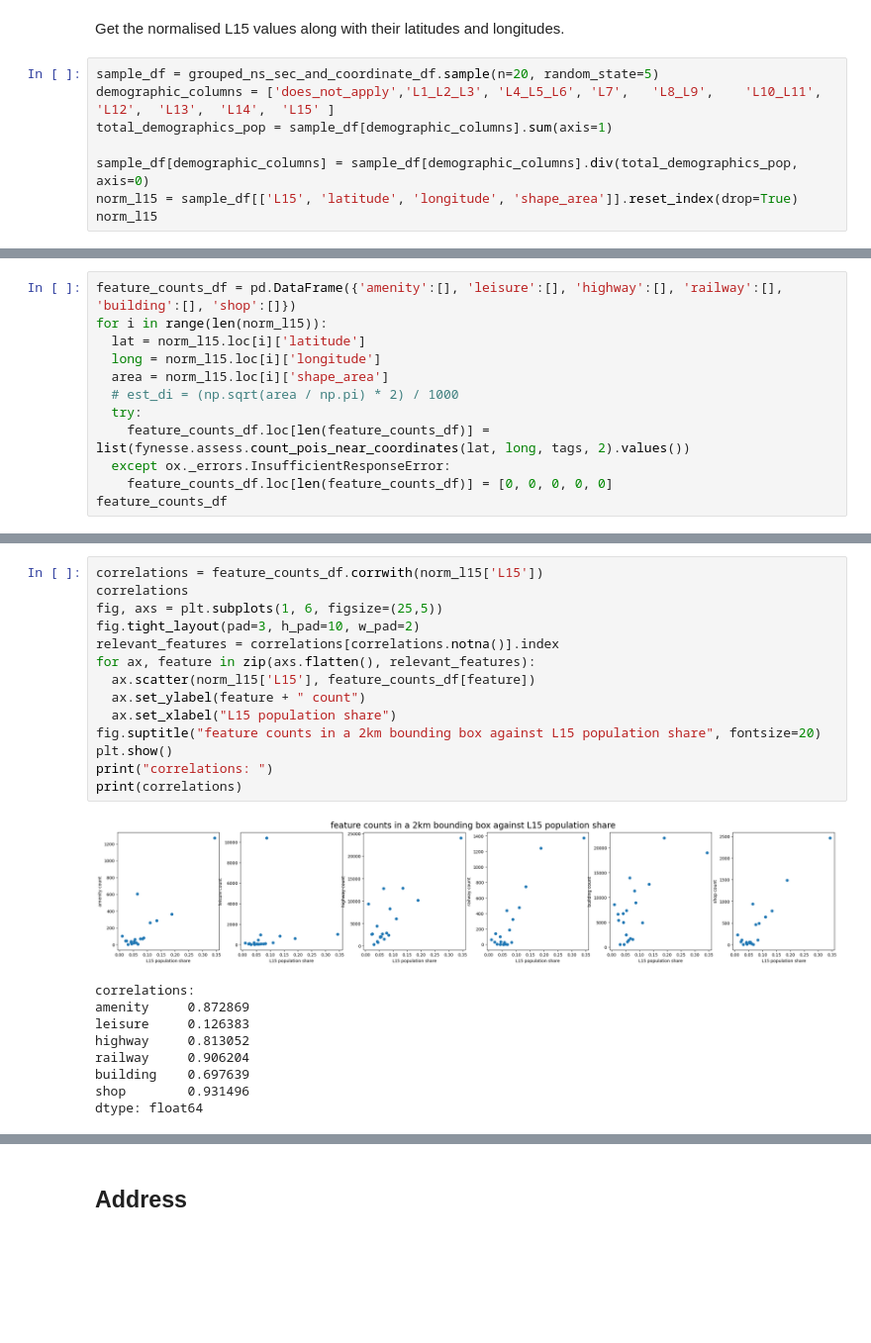
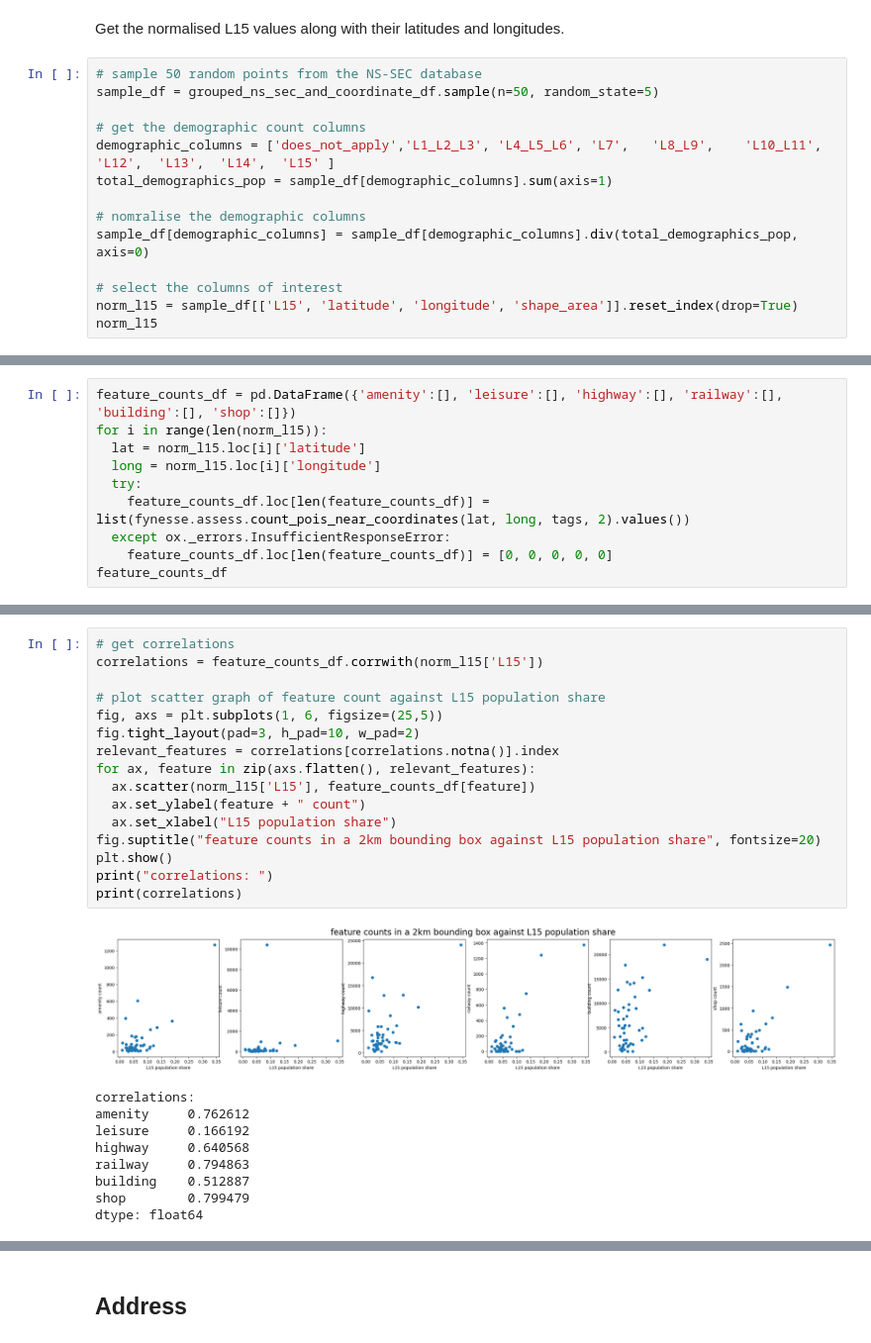
Before and after one commit to jr919cam/jr919_ads_2024, a Jupyter notebook: _notebooks/ads_course_assessment.ipynb, the cells around one changed output, grey strips where cells are left out. Shown: that part at 99% size. Saved outputs shown, nothing was run; the diff lists cells and outputs as text; blank space fills up the shorter version.

```diff
--- a/_notebooks/ads_course_assessment.ipynb
+++ b/_notebooks/ads_course_assessment.ipynb
@@ -536,11 +591,17 @@ grouped_ns_sec_and_coordinate_df
 # %% [markdown]
 Get the normalised L15 values along with their latitudes and longitudes.
 # %%
-sample_df = grouped_ns_sec_and_coordinate_df.sample(n=20, random_state=5)
+# sample 50 random points from the NS-SEC database
+sample_df = grouped_ns_sec_and_coordinate_df.sample(n=50, random_state=5)
+
+# get the demographic count columns
 demographic_columns = ['does_not_apply','L1_L2_L3',	'L4_L5_L6',	'L7',	'L8_L9',	'L10_L11',	'L12',	'L13',	'L14',	'L15' ]
 total_demographics_pop = sample_df[demographic_columns].sum(axis=1)
 
+# nomralise the demographic columns
 sample_df[demographic_columns] = sample_df[demographic_columns].div(total_demographics_pop, axis=0)
+
+# select the columns of interest
 norm_l15 = sample_df[['L15', 'latitude', 'longitude', 'shape_area']].reset_index(drop=True)
 norm_l15
 # %% [output]
@@ -566,8 +629,6 @@ feature_counts_df = pd.DataFrame({'amenity':[], 'leisure':[], 'highway':[], 'rai
 for i in range(len(norm_l15)):
   lat = norm_l15.loc[i]['latitude']
   long = norm_l15.loc[i]['longitude']
-  area = norm_l15.loc[i]['shape_area']
-  # est_di = (np.sqrt(area / np.pi) * 2) / 1000
   try:
     feature_counts_df.loc[len(feature_counts_df)] = list(fynesse.assess.count_pois_near_coordinates(lat, long, tags, 2).values())
   except ox._errors.InsufficientResponseError:
@@ -596,24 +657,26 @@ Write a short paragraph summarising what you did in the Assess stage.
 # %%
+# get correlations
 correlations = feature_counts_df.corrwith(norm_l15['L15'])
-correlations
+
+# plot scatter graph of feature count against L15 population share
 fig, axs = plt.subplots(1, 6, figsize=(25,5))
 fig.tight_layout(pad=3, h_pad=10, w_pad=2)
 relevant_features = correlations[correlations.notna()].index
 for ax, feature in zip(axs.flatten(), relevant_features):
   ax.scatter(norm_l15['L15'], feature_counts_df[feature])
   ax.set_ylabel(feature + " count")
   ax.set_xlabel("L15 population share")
 fig.suptitle("feature counts in a 2km bounding box against L15 population share", fontsize=20)
 plt.show()
 print("correlations: ")
 print(correlations)
 # %% [output]
-[figure, old version]
+[figure, new version]
 correlations:
-amenity     0.872869
-leisure     0.126383
-highway     0.813052
-railway     0.906204
-building    0.697639
-shop        0.931496
+amenity     0.762612
+leisure     0.166192
+highway     0.640568
+railway     0.794863
+building    0.512887
+shop        0.799479
 dtype: float64
```
Also changed, not shown: parts of 17 cells of this notebook.
